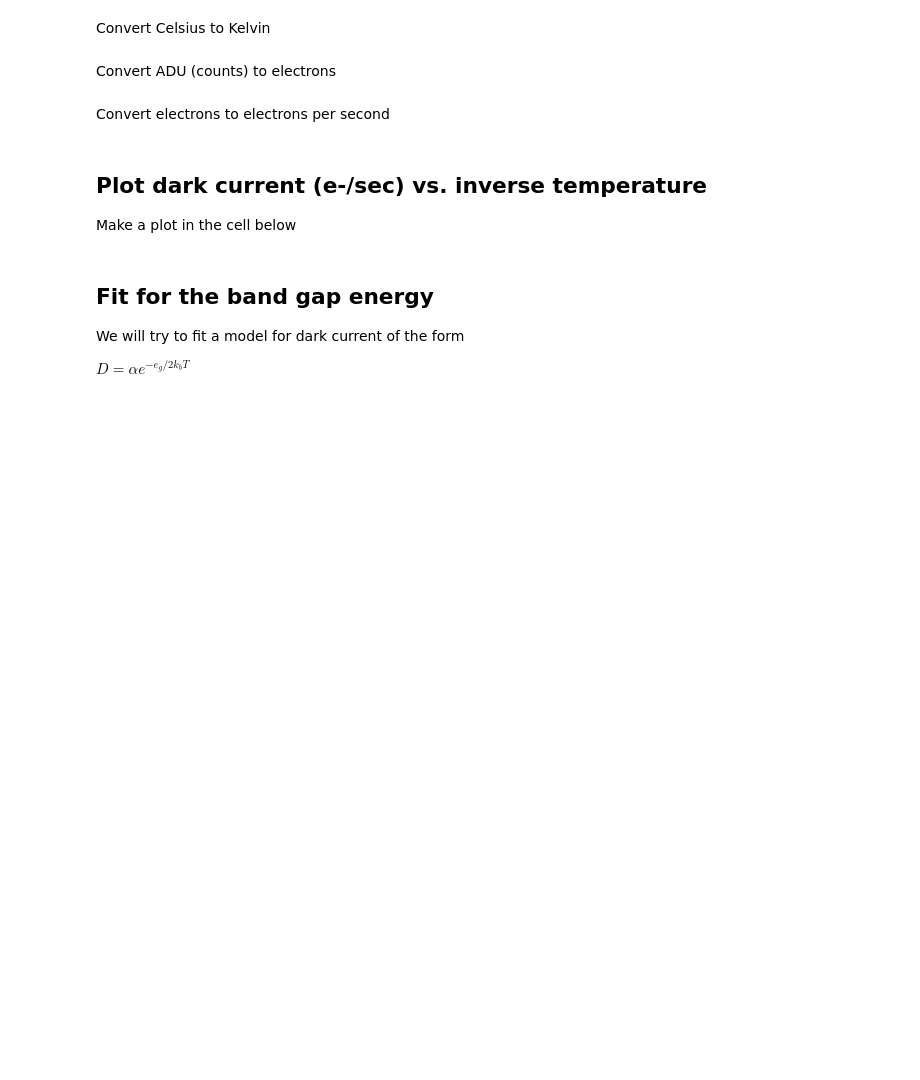
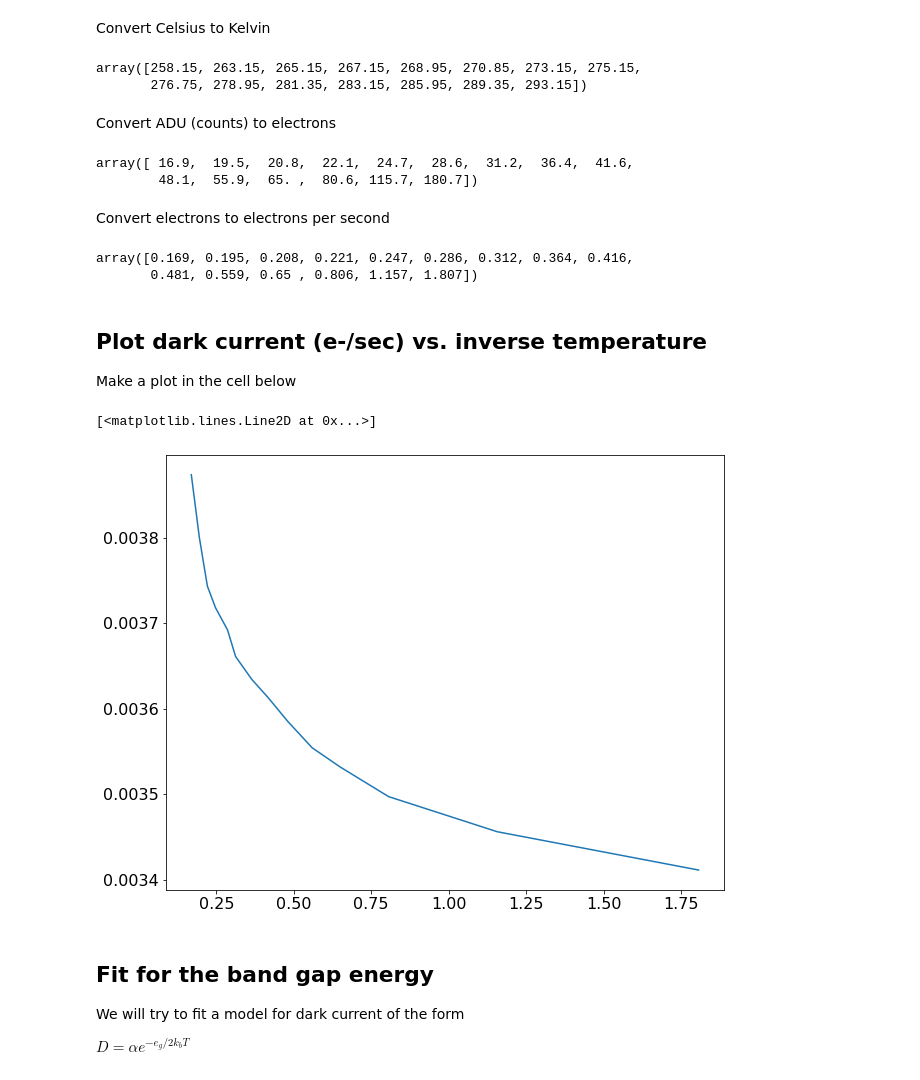
Before and after one commit to WarnAudrey/480_Lab, a Jupyter notebook: band_gap.ipynb, the cells around one changed output. Saved outputs shown, nothing was run; the diff lists cells and outputs as text; code cells hidden in the pictures; blank space fills up the shorter version.

```diff
--- a/band_gap.ipynb
+++ b/band_gap.ipynb
@@ -19,2 +17,8 @@ t_kel =
+# %%
+t_kel = t_cel + 273.15
+t_kel
+# %% [output]
+array([258.15, 263.15, 265.15, 267.15, 268.95, 270.85, 273.15, 275.15,
+       276.75, 278.95, 281.35, 283.15, 285.95, 289.35, 293.15])
 # %% [markdown]
 Convert ADU (counts) to electrons
@@ -23,2 +25,9 @@ electrons =
+# %%
+#Given gain of 1.3
+electrons = 1.3 * adu
+electrons
+# %% [output]
+array([ 16.9,  19.5,  20.8,  22.1,  24.7,  28.6,  31.2,  36.4,  41.6,
+        48.1,  55.9,  65. ,  80.6, 115.7, 180.7])
 # %% [markdown]
 Convert electrons to electrons per second
@@ -27,6 +34,21 @@ electrons_per_sec =
+# %%
+#Exposure time of 100 seconds
+electrons_per_sec = electrons / 100
+electrons_per_sec
+# %% [output]
+array([0.169, 0.195, 0.208, 0.221, 0.247, 0.286, 0.312, 0.364, 0.416,
+       0.481, 0.559, 0.65 , 0.806, 1.157, 1.807])
 # %% [markdown]
 ## Plot dark current (e-/sec) vs. inverse temperature
 Make a plot in the cell below
+# %%
+plt.figure(figsize=(10, 8))
+plt.rcParams['font.size'] = 16
+
+plt.plot(electrons_per_sec, 1 / t_kel)
+# %% [output]
+[<matplotlib.lines.Line2D at 0x...>]
+[figure, added]
 # %% [markdown]
 ## Fit for the band gap energy
 We will try to fit a model for dark current of the form
```
Also changed, not shown: parts of 6 cells of this notebook.
